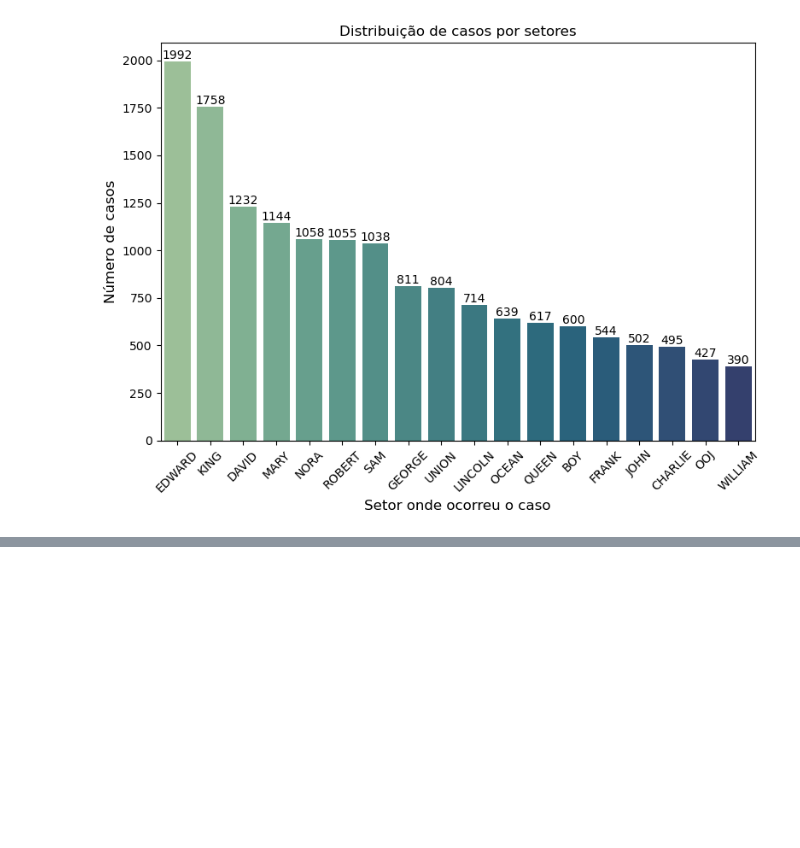
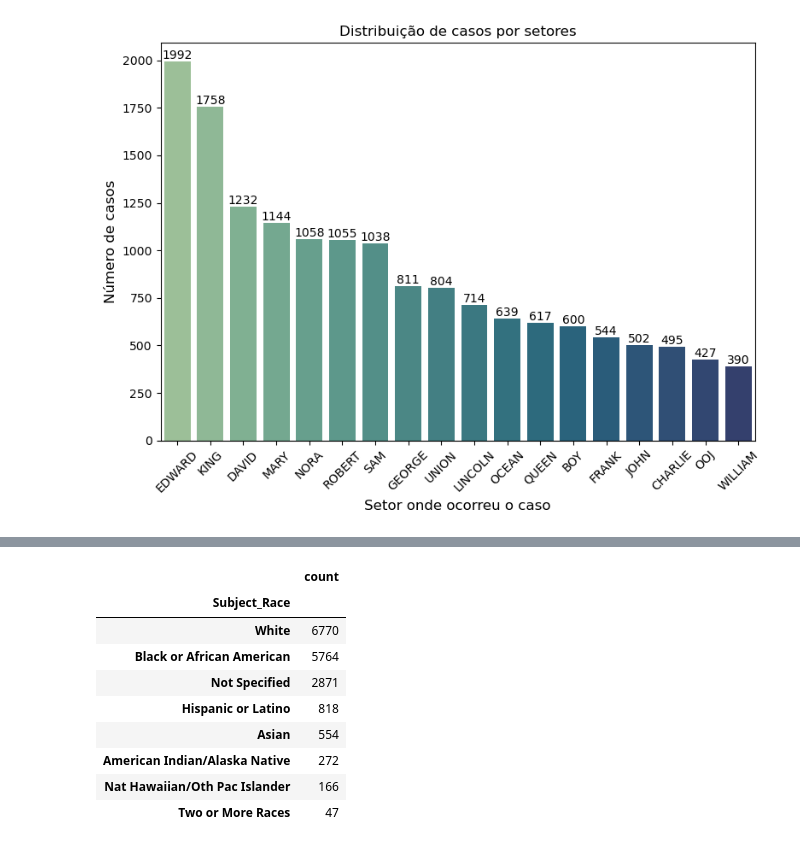
Before and after one commit to JpLimags/Use-of-force-classifier, a Jupyter notebook: Classifier_cases_use_of_force.ipynb, the cells around one changed output, grey strips where cells are left out. Saved outputs shown, nothing was run; the diff lists cells and outputs as text; code cells hidden in the pictures; blank space fills up the shorter version.

```diff
--- a/Classifier_cases_use_of_force.ipynb
+++ b/Classifier_cases_use_of_force.ipynb
@@ -145,0 +182,13 @@ fig.tight_layout();
+# %%
+qnt_race
+# %% [output]
+|  | count |
+| Subject_Race |  |
+| White | 6770 |
+| Black or African American | 5764 |
+| Not Specified | 2871 |
+| Hispanic or Latino | 818 |
+| Asian | 554 |
+| American Indian/Alaska Native | 272 |
+| Nat Hawaiian/Oth Pac Islander | 166 |
+| Two or More Races | 47 |
```
Also changed, not shown: parts of 5 cells of this notebook.
